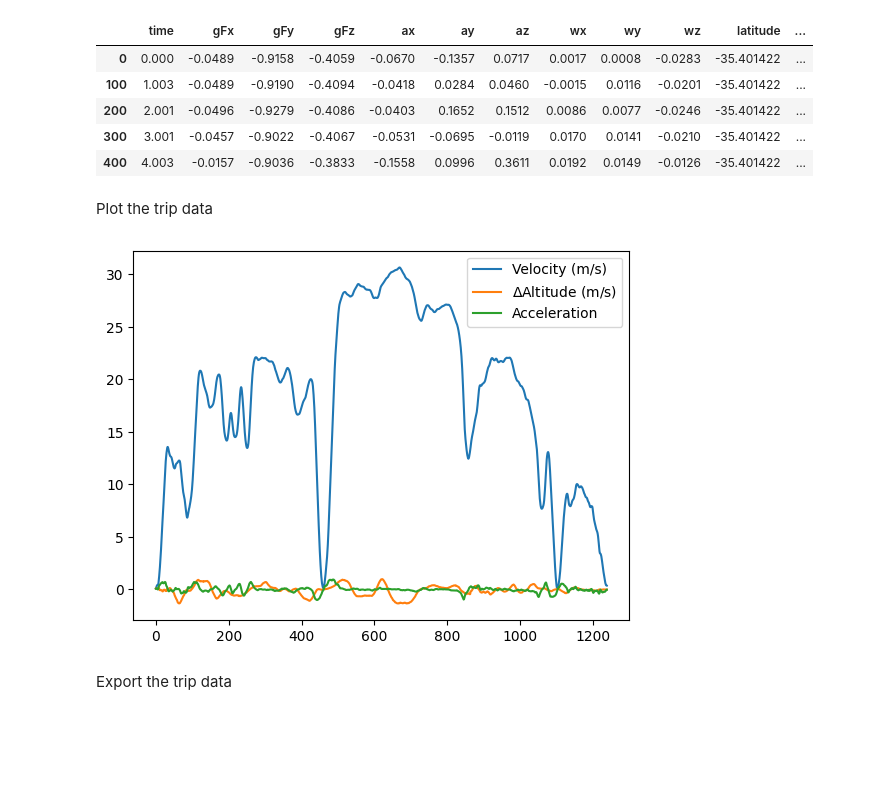
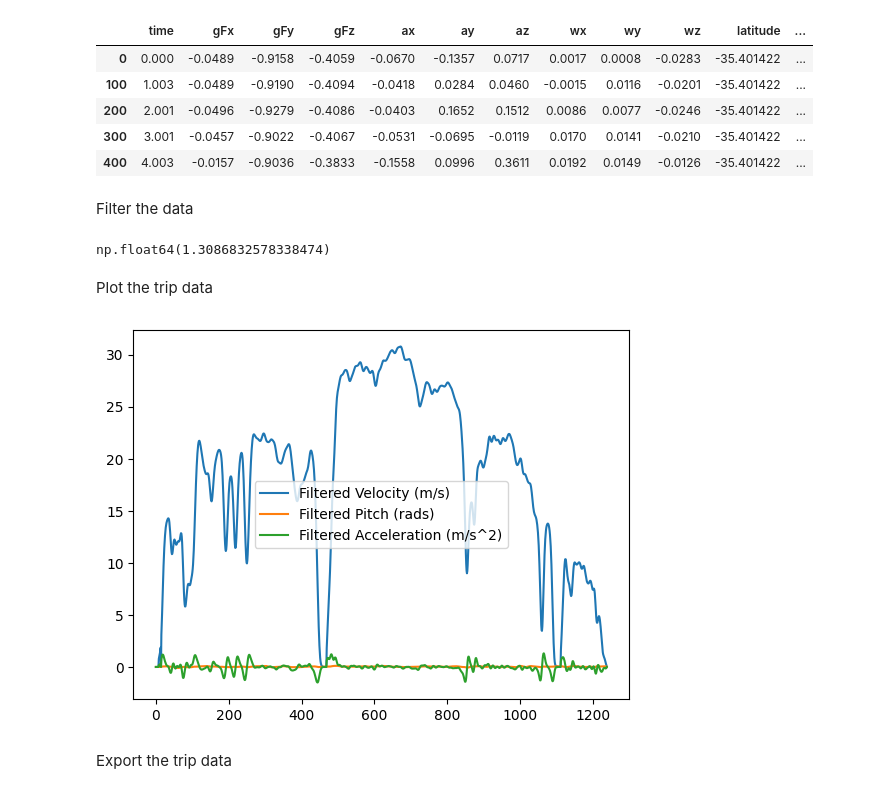
Before and after one commit to TjAlderman/ENGN4628, a Jupyter notebook: Research Project/Code/src/trip.ipynb, the cells around one changed output. Cells and saved outputs as stored; diff of their text form; code cells hidden in the pictures; blank space fills up the shorter version.

Commit message:
Finalised filtered trip data

```diff
--- a/Research Project/Code/src/trip.ipynb
+++ b/Research Project/Code/src/trip.ipynb
@@ -11,9 +11,8 @@ t = np.array(df['time'])
 t -= t[0]
 v = np.array(df['speed'])
 a = np.concatenate([[0],np.diff(v)])
-alpha = np.array(df['altitude'])
+alpha = np.array(df['pitch'])
 alpha -= alpha[0]
-alpha = np.concatenate([[0],np.diff(alpha)])
 df.head()
 # %% [output]
 |  | time | gFx | gFy | gFz | ax | ay | az | wx | wy | wz | latitude | ... |
@@ -22,18 +21,34 @@ df.head()
 | 200 | 2.001 | -0.0496 | -0.9279 | -0.4086 | -0.0403 | 0.1652 | 0.1512 | 0.0086 | 0.0077 | -0.0246 | -35.401422 | ... |
 | 300 | 3.001 | -0.0457 | -0.9022 | -0.4067 | -0.0531 | -0.0695 | -0.0119 | 0.0170 | 0.0141 | -0.0210 | -35.401422 | ... |
 | 400 | 4.003 | -0.0157 | -0.9036 | -0.3833 | -0.1558 | 0.0996 | 0.3611 | 0.0192 | 0.0149 | -0.0126 | -35.401422 | ... |
+# %% [markdown]
+Filter the data
+# %%
+v_filtered = gaussian(v,N=7,sigma=3)
+v_filtered = rolling_avg(v_filtered,N=7)
+v_filtered[v==0] = 0 # Keep trip stops as stops
+alpha_filtered = gaussian(alpha,N=7,sigma=3)
+alpha_filtered = rolling_avg(alpha_filtered,N=7)
+a_filtered = gaussian(a,N=7,sigma=3)
+a_filtered = rolling_avg(a_filtered,N=7)
+a_filtered[v==0] = 0 # Keep trip stops as stops
+a_filtered.max()
+# %% [output]
+np.float64(1.3086832578338474)
 # %% [markdown]
 Plot the trip data
 # %%
 plt.figure()
-plt.plot(t,rolling_avg(v,20),label='Velocity (m/s)')
-plt.plot(t,rolling_avg(alpha,20),label='$\Delta$Altitude (m/s)')
-plt.plot(t,rolling_avg(a,20),label='Acceleration')
-# plt.ylim(0,2)
+plt.plot(t,v_filtered,label='Filtered Velocity (m/s)')
+# plt.plot(t,v,label='Raw Velocity (m/s)')
+plt.plot(t,alpha_filtered,label='Filtered Pitch (rads)')
+# plt.plot(t,alpha,label='Raw Pitch (rads)')
+plt.plot(t,a_filtered,label='Filtered Acceleration (m/s^2)')
+# plt.plot(t,a,label='Raw Acceleration (m/s^2)')
 plt.legend()
 plt.show()
 # %% [output]
-[figure, old version]
+[figure, new version]
 # %% [markdown]
 Export the trip data
 # %%
```
Also changed, not shown: parts of 2 cells of this notebook, 6 other files.
